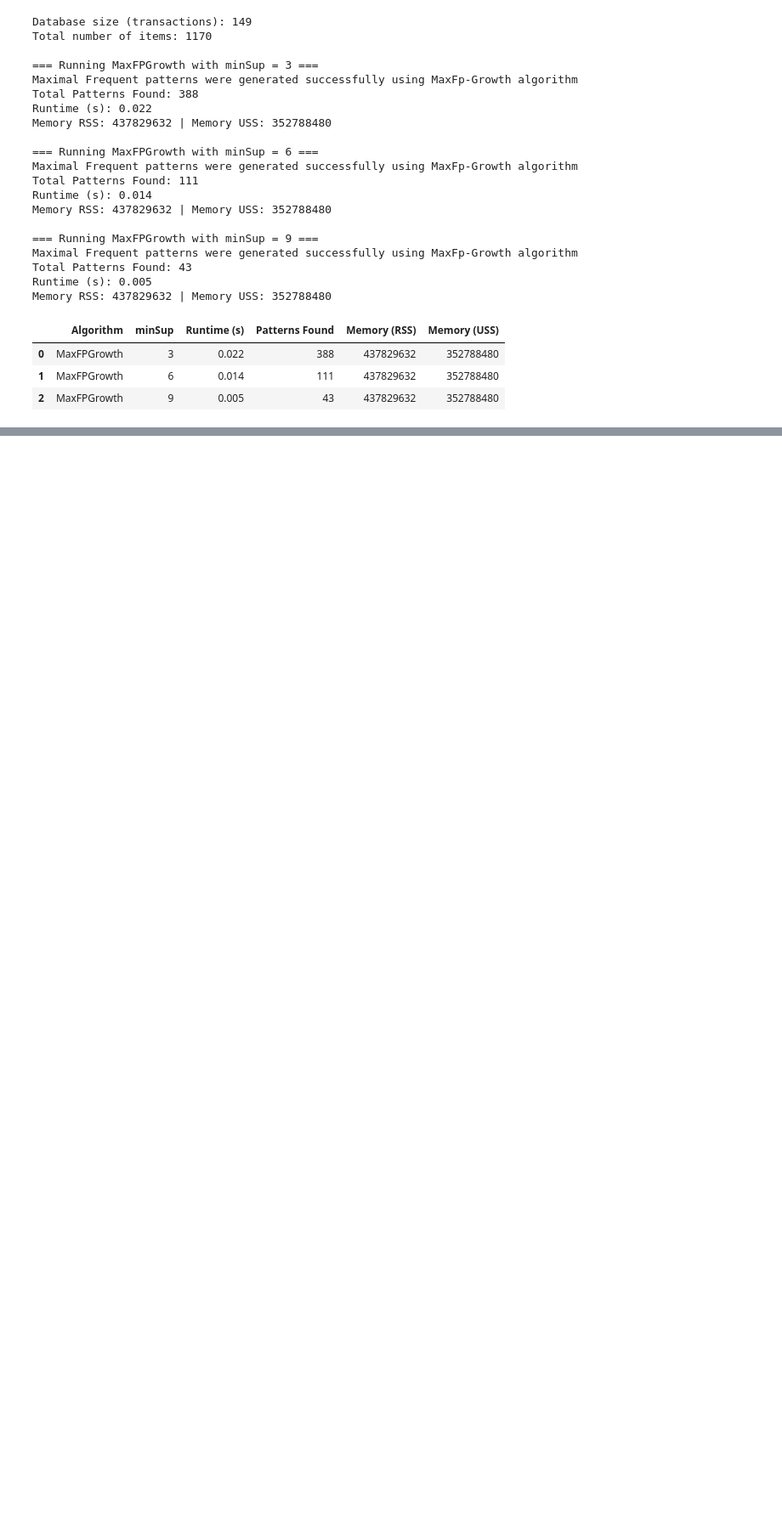
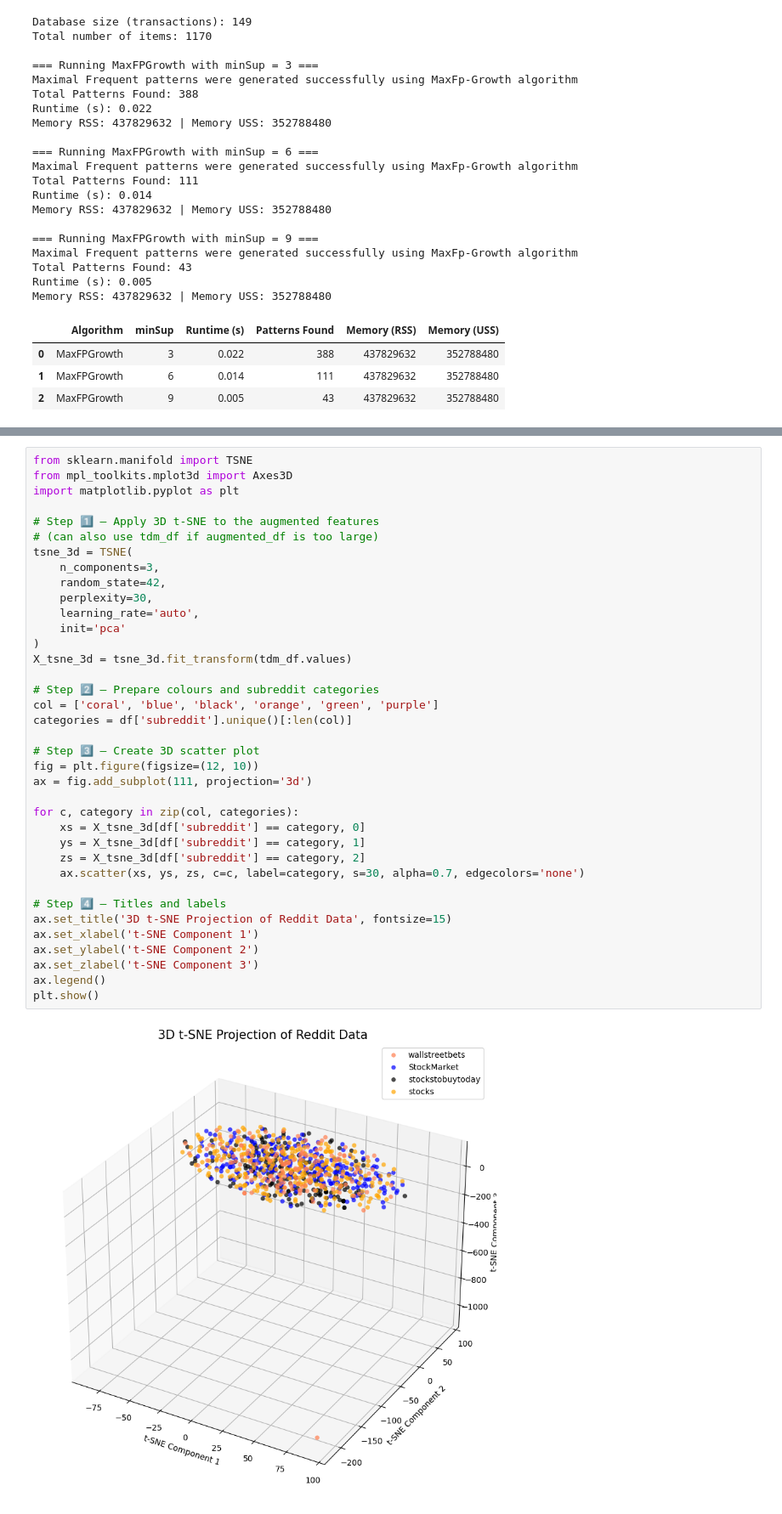
Before and after one commit to Ootje123/DM2025-Lab1-Exercise, a Jupyter notebook: DM2025-Lab1-Homework.ipynb, the cells around one changed output, grey strips where cells are left out. Shown at 85% size. Cells and saved outputs as stored; diff of their text form; blank space fills up the shorter version.

```diff
--- a/DM2025-Lab1-Homework.ipynb
+++ b/DM2025-Lab1-Homework.ipynb
@@ -590,0 +692,39 @@ Memory RSS: 437829632 | Memory USS: 352788480
+# %%
+from sklearn.manifold import TSNE
+from mpl_toolkits.mplot3d import Axes3D
+import matplotlib.pyplot as plt
+
+# Step 1️⃣ — Apply 3D t-SNE to the augmented features
+# (can also use tdm_df if augmented_df is too large)
+tsne_3d = TSNE(
+    n_components=3,
+    random_state=42,
+    perplexity=30,
+    learning_rate='auto',
+    init='pca'
+)
+X_tsne_3d = tsne_3d.fit_transform(tdm_df.values)
+
+# Step 2️⃣ — Prepare colours and subreddit categories
+col = ['coral', 'blue', 'black', 'orange', 'green', 'purple']
+categories = df['subreddit'].unique()[:len(col)]
+
+# Step 3️⃣ — Create 3D scatter plot
+fig = plt.figure(figsize=(12, 10))
+ax = fig.add_subplot(111, projection='3d')
+
+for c, category in zip(col, categories):
+    xs = X_tsne_3d[df['subreddit'] == category, 0]
+    ys = X_tsne_3d[df['subreddit'] == category, 1]
+    zs = X_tsne_3d[df['subreddit'] == category, 2]
+    ax.scatter(xs, ys, zs, c=c, label=category, s=30, alpha=0.7, edgecolors='none')
+
+# Step 4️⃣ — Titles and labels
+ax.set_title('3D t-SNE Projection of Reddit Data', fontsize=15)
+ax.set_xlabel('t-SNE Component 1')
+ax.set_ylabel('t-SNE Component 2')
+ax.set_zlabel('t-SNE Component 3')
+ax.legend()
+plt.show()
+# %% [output]
+[figure, added]
```
Also changed, not shown: parts of 19 cells of this notebook.
